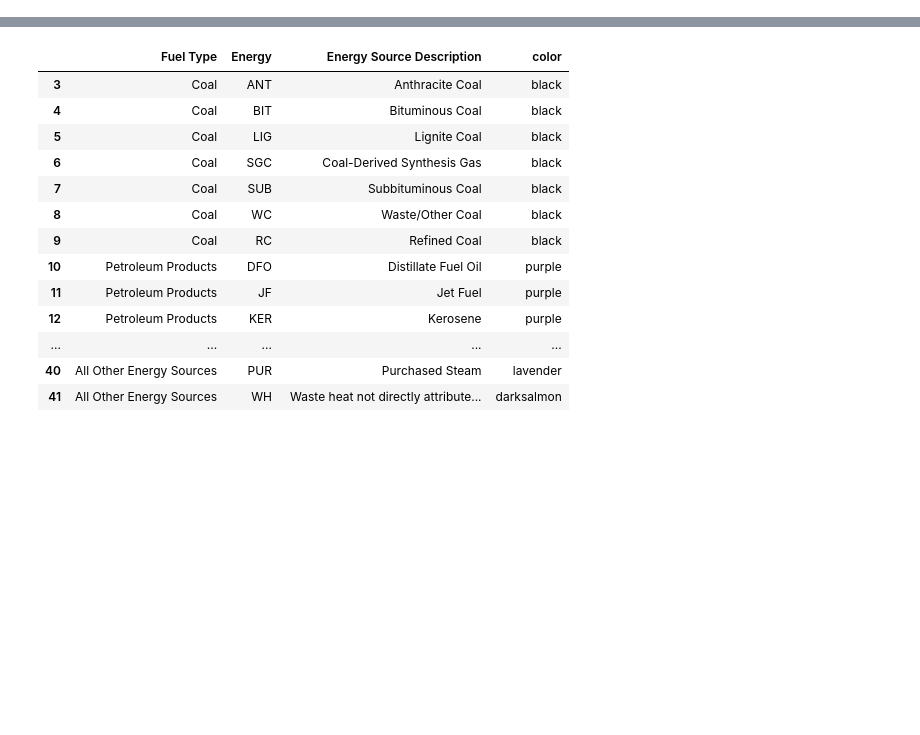
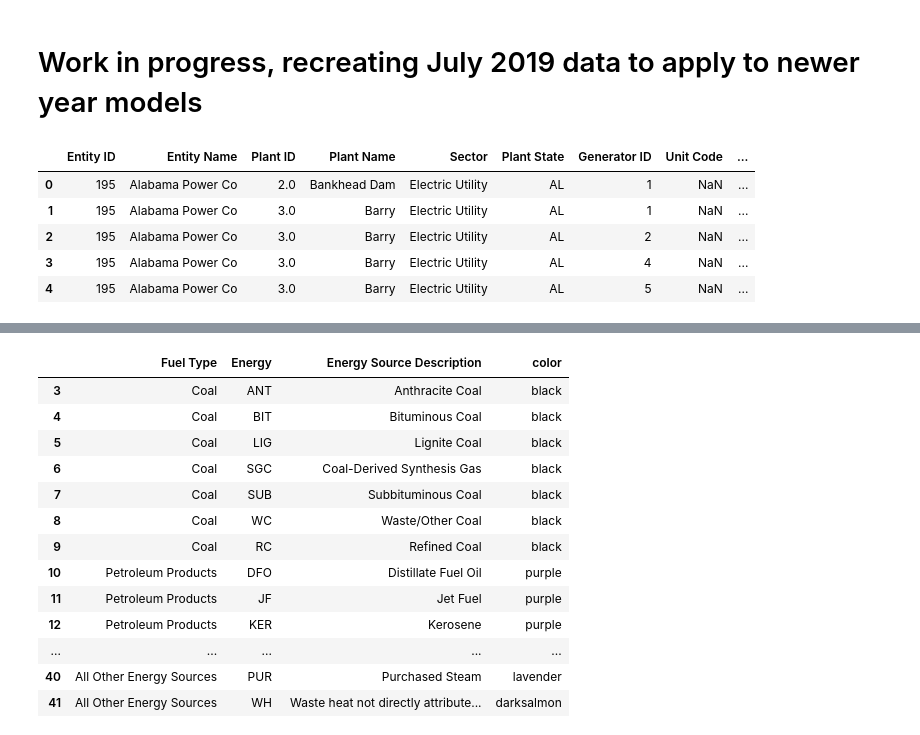
Before and after one commit to Tclack88/Renewable-Energy, a Jupyter notebook: Visualize_Power_Plants.ipynb, the cells around one changed output, grey strips where cells are left out. Cells and saved outputs as stored; diff of their text form; code cells hidden in the pictures; blank space fills up the shorter version.

Commit message:
work in progress - crecreating original data cleaning

```diff
--- a/Visualize_Power_Plants.ipynb
+++ b/Visualize_Power_Plants.ipynb
@@ -5,3 +5,17 @@ import pandas as pd
 import plotly.express as px
 import matplotlib.pyplot as plt
 import numpy as np
+# %% [markdown]
+# Work in progress, recreating July 2019 data to apply to newer year models
+# %%
+dat = "https://www.eia.gov/electricity/data/eia860m/archive/xls/july_generator2019.xlsx"
+df = pd.read_excel(dat, header=1)
+# %%
+df.head()
+# %% [output]
+|  | Entity ID | Entity Name | Plant ID | Plant Name | Sector | Plant State | Generator ID | Unit Code | ... |
+| 0 | 195 | Alabama Power Co | 2.0 | Bankhead Dam | Electric Utility | AL | 1 | NaN | ... |
+| 1 | 195 | Alabama Power Co | 3.0 | Barry | Electric Utility | AL | 1 | NaN | ... |
+| 2 | 195 | Alabama Power Co | 3.0 | Barry | Electric Utility | AL | 2 | NaN | ... |
+| 3 | 195 | Alabama Power Co | 3.0 | Barry | Electric Utility | AL | 4 | NaN | ... |
+| 4 | 195 | Alabama Power Co | 3.0 | Barry | Electric Utility | AL | 5 | NaN | ... |
```
Also changed, not shown: parts of 8 cells of this notebook.
